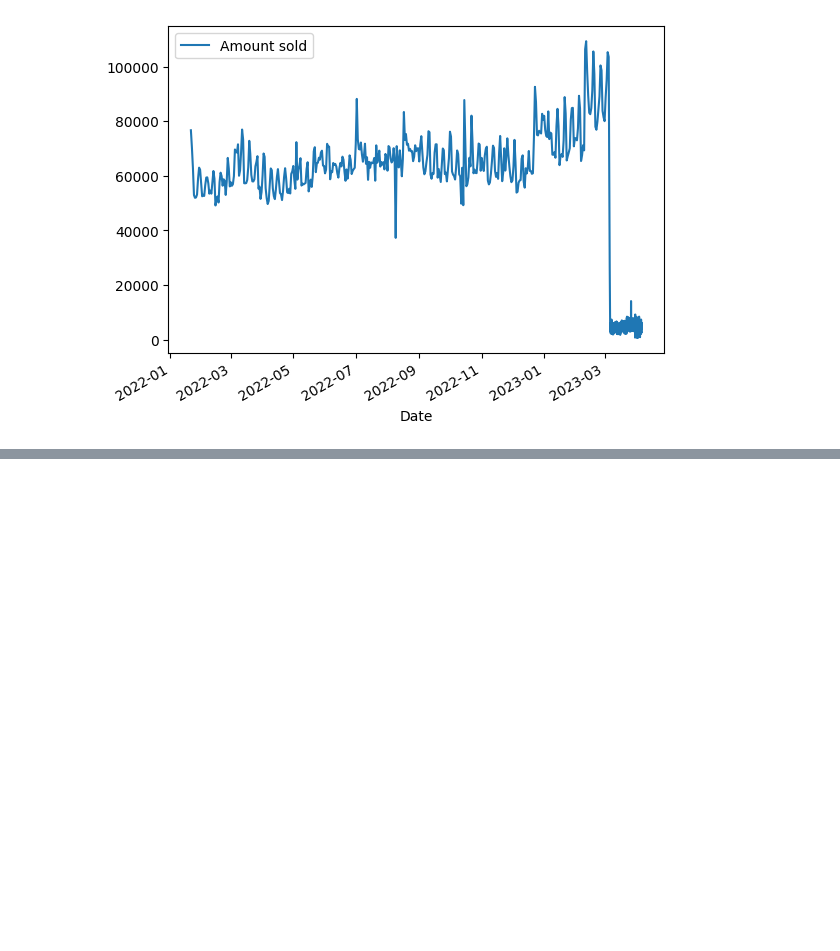
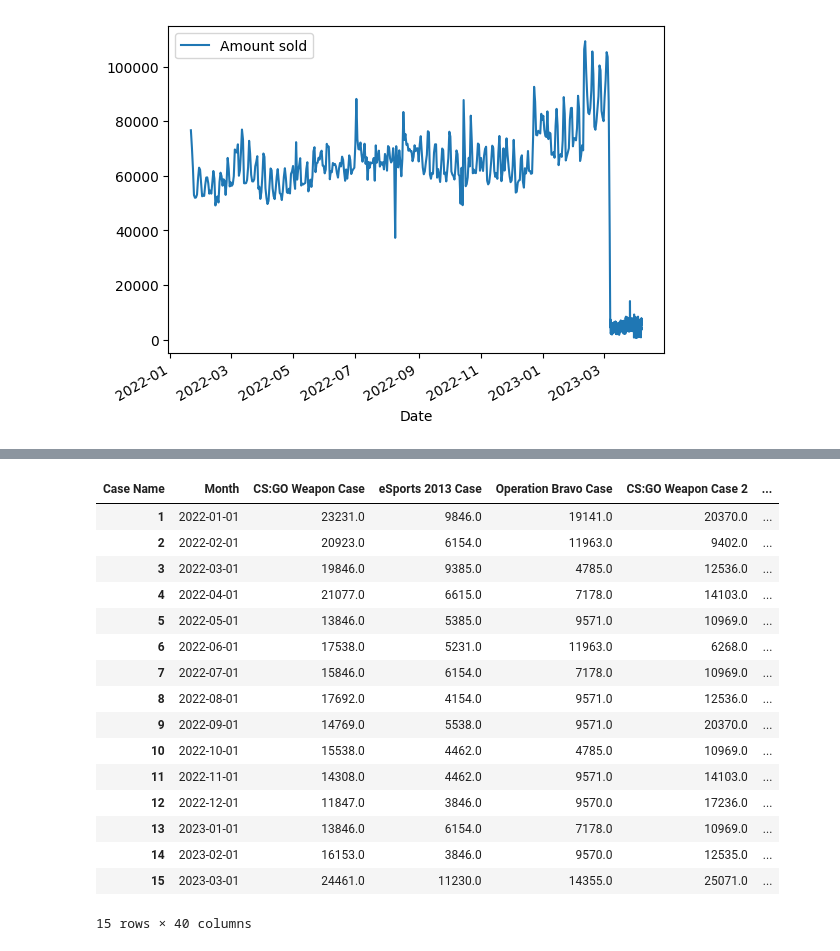
Before and after one commit to sens0rer/cs-case-metrics, a Jupyter notebook: playground.ipynb, the cells around one changed output, grey strips where cells are left out. Saved outputs shown, nothing was run; the diff lists cells and outputs as text; code cells hidden in the pictures; blank space fills up the shorter version.

Commit message:
Functions to get unboxing history by chatGPT

```diff
--- a/playground.ipynb
+++ b/playground.ipynb
@@ -239,0 +272,11 @@ smooth_price_history2.plot(x='Date', y='Amount sold', rot=30)
+# %%
+csv_ids = ['january2022', 'february2022', 'march2022', 'april2022', 'may2022', 'june2022',
+           'july2022', 'august2022', 'september2022', 'october2022', 'november2022',
+           'december2022', 'january2023', 'february2023', 'march2023']
+df_list = []
+for id in csv_ids:
+    response = requests.get(f'https://csgocasetracker.com/calculations/previousCalc/{id}.csv')
+    csv = StringIO(response.content.decode('utf-8'))
+    df = pd.read_csv(csv,sep=',')
+    df_list.append(df)
+df
@@ -239,0 +301,64 @@ smooth_price_history2.plot(x='Date', y='Amount sold', rot=30)
+# %%
+# Add a new column 'Month' in each dataframe to represent the month based on its position in the list
+for i, df in enumerate(df_list):
+    df['Month'] = i + 1  # assuming month indexing starts from 1
+
+# Extract 'Case Name', 'Unboxing Number', and 'Month' columns from each dataframe in the list
+df_list = [df[['Month', 'Case Name', 'Unboxing Number']] for df in df_list]
+
+# Concatenate the dataframes in the list vertically
+df_concatenated = pd.concat(df_list)
+
+# Pivot the concatenated dataframe to get 'Case Name' as columns and 'Unboxing Number' as values
+df_pivoted = df_concatenated.pivot(index='Case Name', columns='Month', values='Unboxing Number')
+
+# Reset the index to make 'Case Name' a column again
+df_pivoted.reset_index(inplace=True)
+
+# Get the unique 'Case Name' values from the original dataframes in the same order
+case_names_order = df_list[-1]['Case Name'].values
+
+# Sort the dataframe based on the custom sorting order of 'Case Name'
+df_pivoted = df_pivoted.sort_values(by='Case Name', key=lambda x: x.map({case: i for i, case in enumerate(case_names_order)}))
+
+# Reset the index
+df_pivoted.reset_index(drop=True, inplace=True)
+
+# Fill in missing values with 0
+df_pivoted.fillna(0, inplace=True)
+
+# Transpose the dataframe
+df_transposed = df_pivoted.set_index('Case Name').transpose()
+
+# Remove the index name
+df_transposed.index.name = None
+
+# Add a 'Month' column with month and year values as dates
+start_month = dt.date(2022, 1, 1)  # assuming start month is January 2022
+df_transposed['Month'] = [start_month + pd.DateOffset(months=i) for i in range(len(df_transposed))]
+
+# Move the 'Month' column to be the first column in the dataframe
+cols = df_transposed.columns.tolist()
+cols = ['Month'] + cols[:-1]
+df_transposed = df_transposed[cols]
+
+# Display the transposed dataframe
+df_transposed
+# %% [output]
+| Case Name | Month | CS:GO Weapon Case | eSports 2013 Case | Operation Bravo Case | CS:GO Weapon Case 2 | ... |
+| 1 | 2022-01-01 | 23231.0 | 9846.0 | 19141.0 | 20370.0 | ... |
+| 2 | 2022-02-01 | 20923.0 | 6154.0 | 11963.0 | 9402.0 | ... |
+| 3 | 2022-03-01 | 19846.0 | 9385.0 | 4785.0 | 12536.0 | ... |
+| 4 | 2022-04-01 | 21077.0 | 6615.0 | 7178.0 | 14103.0 | ... |
+| 5 | 2022-05-01 | 13846.0 | 5385.0 | 9571.0 | 10969.0 | ... |
+| 6 | 2022-06-01 | 17538.0 | 5231.0 | 11963.0 | 6268.0 | ... |
+| 7 | 2022-07-01 | 15846.0 | 6154.0 | 7178.0 | 10969.0 | ... |
+| 8 | 2022-08-01 | 17692.0 | 4154.0 | 9571.0 | 12536.0 | ... |
+| 9 | 2022-09-01 | 14769.0 | 5538.0 | 9571.0 | 20370.0 | ... |
+| 10 | 2022-10-01 | 15538.0 | 4462.0 | 4785.0 | 10969.0 | ... |
+| 11 | 2022-11-01 | 14308.0 | 4462.0 | 9571.0 | 14103.0 | ... |
+| 12 | 2022-12-01 | 11847.0 | 3846.0 | 9570.0 | 17236.0 | ... |
+| 13 | 2023-01-01 | 13846.0 | 6154.0 | 7178.0 | 10969.0 | ... |
+| 14 | 2023-02-01 | 16153.0 | 3846.0 | 9570.0 | 12535.0 | ... |
+| 15 | 2023-03-01 | 24461.0 | 11230.0 | 14355.0 | 25071.0 | ... |
+15 rows × 40 columns
```
Also changed, not shown: parts of 11 cells of this notebook, 1 other file.
